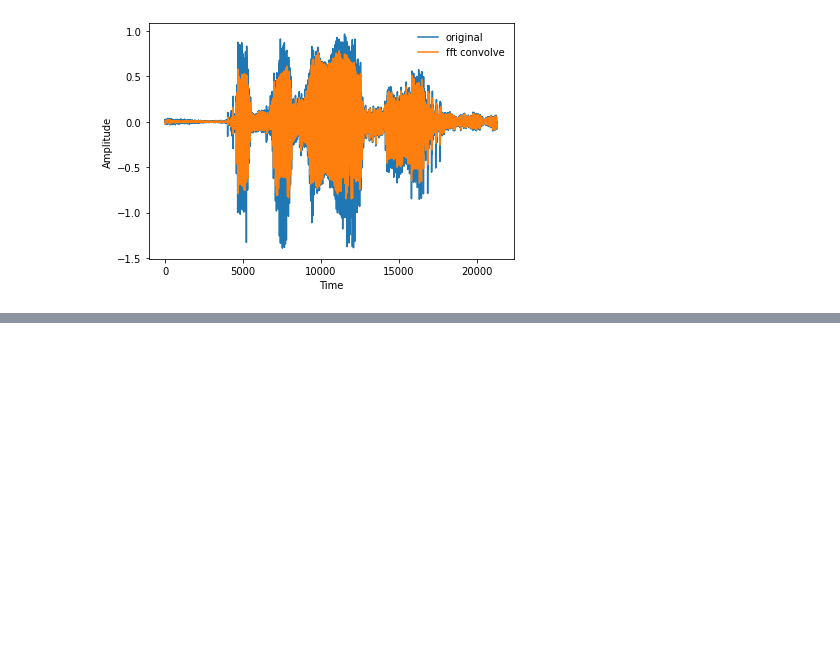
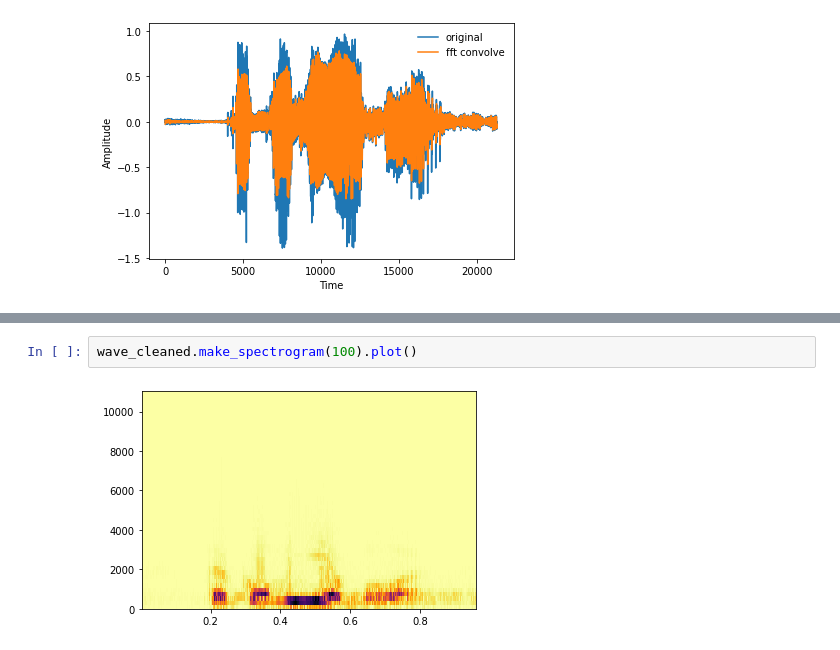
Before and after one commit to iamilyasedunov/audio-noise-analysis, a Jupyter notebook: research.ipynb, the cells around one changed output, grey strips where cells are left out. Drawn from its saved outputs; the diff is of its cells as text; blank space fills up the shorter version.

```diff
--- a/research.ipynb
+++ b/research.ipynb
@@ -390,0 +415,4 @@ decorate(xlabel='Time', ylabel='Amplitude')
+# %%
+wave_cleaned.make_spectrogram(100).plot()
+# %% [output]
+[figure, added]
```
Also changed, not shown: parts of 5 cells of this notebook, 1 other file.
